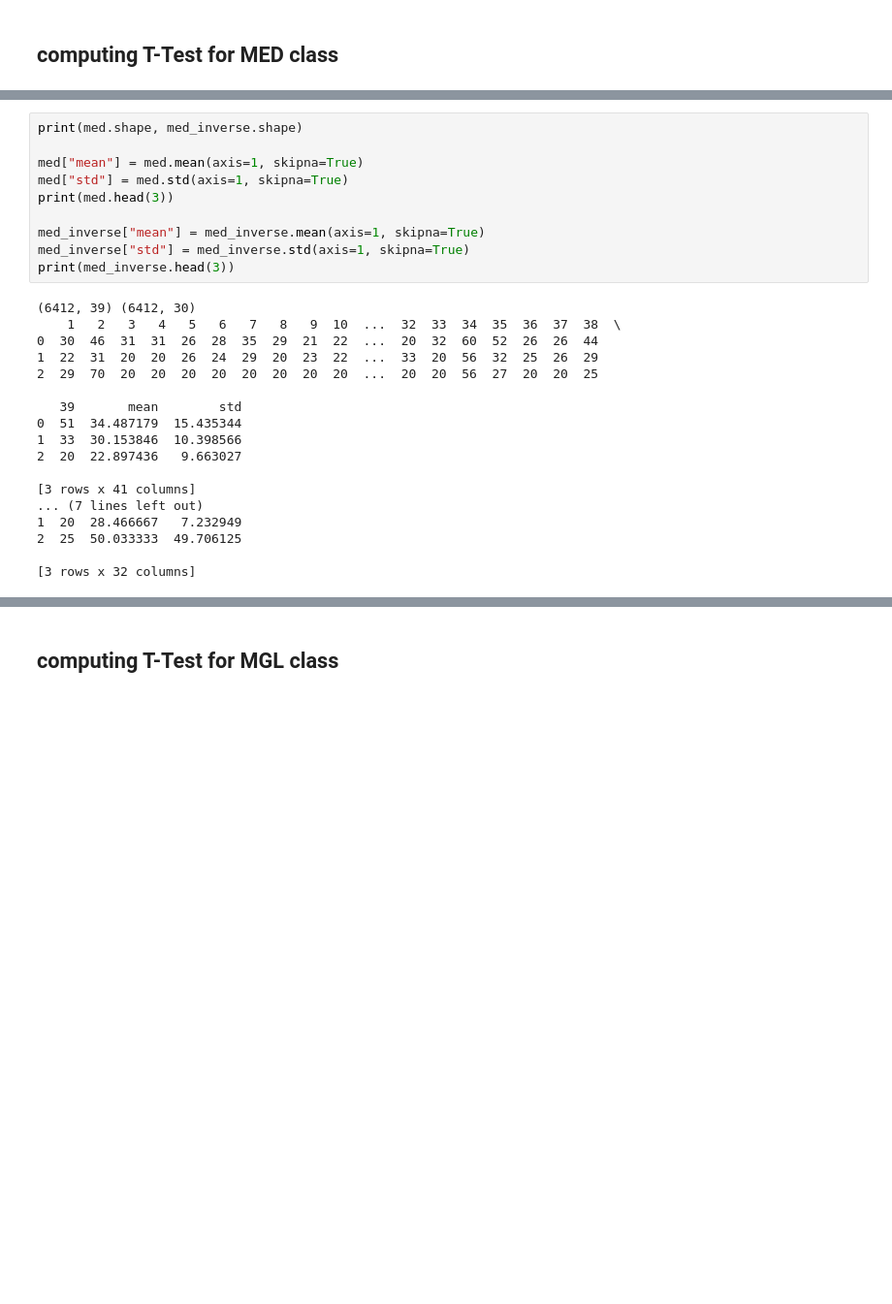
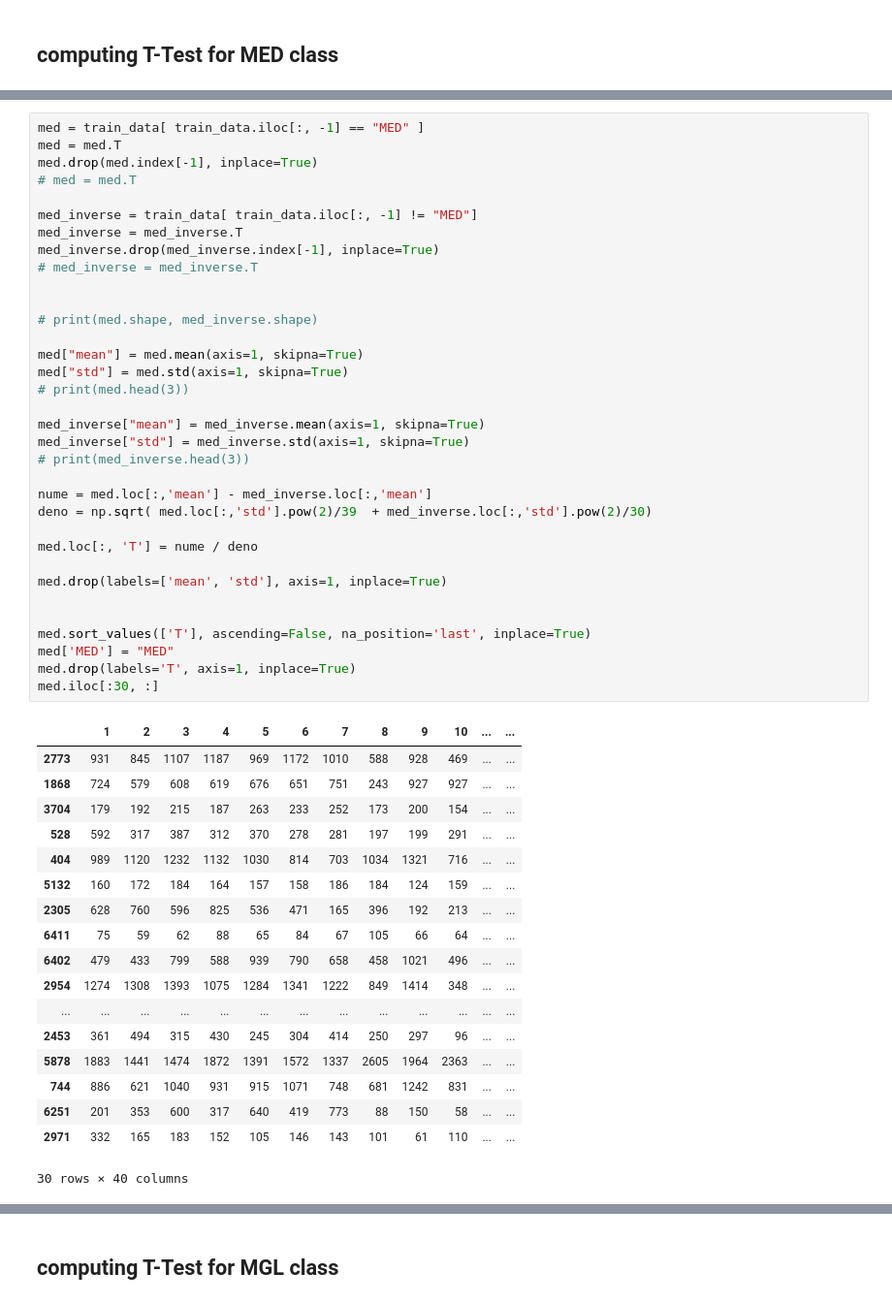
Before and after one commit to minaee/Data-Mining-Project-, a Jupyter notebook: test.ipynb, the cells around one changed output, grey strips where cells are left out. Shown at 97% size. Saved outputs shown, nothing was run; the diff lists cells and outputs as text; blank space fills up the shorter version.

Commit message:
data reduction and model selection done

```diff
--- a/test.ipynb
+++ b/test.ipynb
@@ -73,28 +47,53 @@ med
 # %%
-print(med.shape, med_inverse.shape)
+med = train_data[ train_data.iloc[:, -1] == "MED" ]
+med = med.T
+med.drop(med.index[-1], inplace=True)
+# med = med.T
+
+med_inverse = train_data[ train_data.iloc[:, -1] != "MED"]
+med_inverse = med_inverse.T
+med_inverse.drop(med_inverse.index[-1], inplace=True)
+# med_inverse = med_inverse.T
+
+
+# print(med.shape, med_inverse.shape)
 
 med["mean"] = med.mean(axis=1, skipna=True)
 med["std"] = med.std(axis=1, skipna=True)
-print(med.head(3))
+# print(med.head(3))
 
 med_inverse["mean"] = med_inverse.mean(axis=1, skipna=True)
 med_inverse["std"] = med_inverse.std(axis=1, skipna=True)
-print(med_inverse.head(3))
+# print(med_inverse.head(3))
+
+nume = med.loc[:,'mean'] - med_inverse.loc[:,'mean']
+deno = np.sqrt( med.loc[:,'std'].pow(2)/39  + med_inverse.loc[:,'std'].pow(2)/30)
+
+med.loc[:, 'T'] = nume / deno
+
+med.drop(labels=['mean', 'std'], axis=1, inplace=True)
+
+
+med.sort_values(['T'], ascending=False, na_position='last', inplace=True)
+med['MED'] = "MED"
+med.drop(labels='T', axis=1, inplace=True)
+med.iloc[:30, :]
 # %% [output]
+|  | 1 | 2 | 3 | 4 | 5 | 6 | 7 | 8 | 9 | 10 | ... | ... |
+| 2773 | 931 | 845 | 1107 | 1187 | 969 | 1172 | 1010 | 588 | 928 | 469 | ... | ... |
+| 1868 | 724 | 579 | 608 | 619 | 676 | 651 | 751 | 243 | 927 | 927 | ... | ... |
+| 3704 | 179 | 192 | 215 | 187 | 263 | 233 | 252 | 173 | 200 | 154 | ... | ... |
+| 528 | 592 | 317 | 387 | 312 | 370 | 278 | 281 | 197 | 199 | 291 | ... | ... |
+| 404 | 989 | 1120 | 1232 | 1132 | 1030 | 814 | 703 | 1034 | 1321 | 716 | ... | ... |
+| 5132 | 160 | 172 | 184 | 164 | 157 | 158 | 186 | 184 | 124 | 159 | ... | ... |
+| 2305 | 628 | 760 | 596 | 825 | 536 | 471 | 165 | 396 | 192 | 213 | ... | ... |
+| 6411 | 75 | 59 | 62 | 88 | 65 | 84 | 67 | 105 | 66 | 64 | ... | ... |
+| 6402 | 479 | 433 | 799 | 588 | 939 | 790 | 658 | 458 | 1021 | 496 | ... | ... |
+| 2954 | 1274 | 1308 | 1393 | 1075 | 1284 | 1341 | 1222 | 849 | 1414 | 348 | ... | ... |
+| ... | ... | ... | ... | ... | ... | ... | ... | ... | ... | ... | ... | ... |
+| 2453 | 361 | 494 | 315 | 430 | 245 | 304 | 414 | 250 | 297 | 96 | ... | ... |
+| 5878 | 1883 | 1441 | 1474 | 1872 | 1391 | 1572 | 1337 | 2605 | 1964 | 2363 | ... | ... |
+| 744 | 886 | 621 | 1040 | 931 | 915 | 1071 | 748 | 681 | 1242 | 831 | ... | ... |
+| 6251 | 201 | 353 | 600 | 317 | 640 | 419 | 773 | 88 | 150 | 58 | ... | ... |
+| 2971 | 332 | 165 | 183 | 152 | 105 | 146 | 143 | 101 | 61 | 110 | ... | ... |
-(6412, 39) (6412, 30)
-    1   2   3   4   5   6   7   8   9  10  ...  32  33  34  35  36  37  38  \
-0  30  46  31  31  26  28  35  29  21  22  ...  20  32  60  52  26  26  44
-1  22  31  20  20  26  24  29  20  23  22  ...  33  20  56  32  25  26  29
-2  29  70  20  20  20  20  20  20  20  20  ...  20  20  56  27  20  20  25
-
-   39       mean        std
-0  51  34.487179  15.435344
-1  33  30.153846  10.398566
-2  20  22.897436   9.663027
-
-[3 rows x 41 columns]
-... (7 lines left out)
-1  20  28.466667   7.232949
-2  25  50.033333  49.706125
-
-[3 rows x 32 columns]
+30 rows × 40 columns
```
Also changed, not shown: parts of 9 cells of this notebook, 21 other files.
